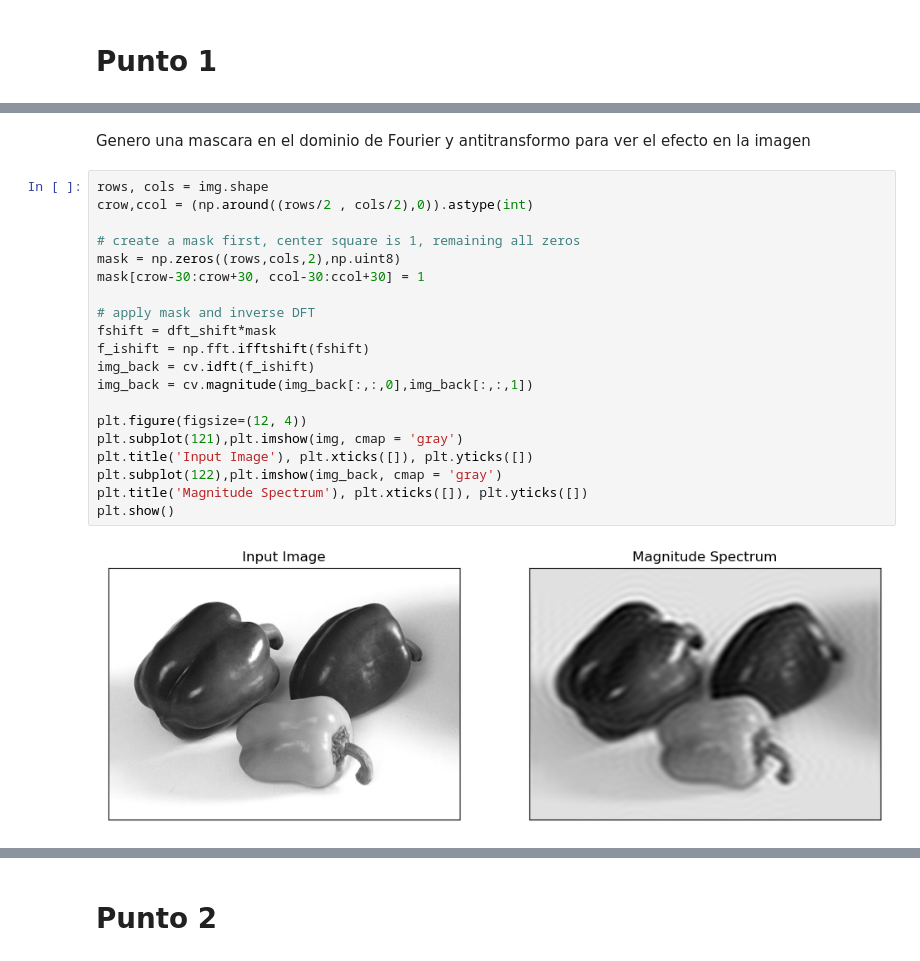
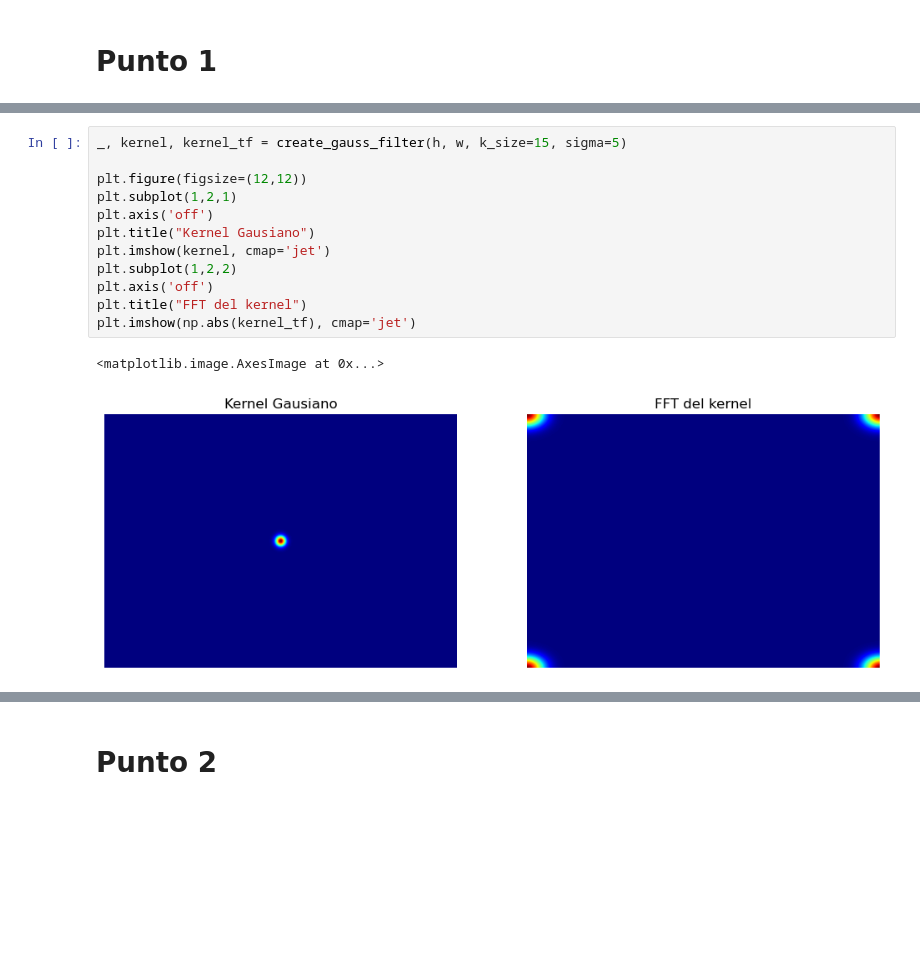
Before and after one commit to Tincho1902/VisionComputadora_I, a Jupyter notebook: TP2/TP2.ipynb, the cells around one changed output, grey strips where cells are left out. Cells and saved outputs as stored; diff of their text form; blank space fills up the shorter version.

Commit message:
Correccion
Se toma como base el código 3.Fourier que no había visto

```diff
--- a/TP2/TP2.ipynb
+++ b/TP2/TP2.ipynb
@@ -75,24 +85,15 @@ plt.show()
-# %% [markdown]
-Genero una mascara en el dominio de Fourier y antitransformo para ver el efecto en la imagen
-# %%
-rows, cols = img.shape
-crow,ccol = (np.around((rows/2 , cols/2),0)).astype(int)
-
-# create a mask first, center square is 1, remaining all zeros
-mask = np.zeros((rows,cols,2),np.uint8)
-mask[crow-30:crow+30, ccol-30:ccol+30] = 1
-
-# apply mask and inverse DFT
-fshift = dft_shift*mask
-f_ishift = np.fft.ifftshift(fshift)
-img_back = cv.idft(f_ishift)
-img_back = cv.magnitude(img_back[:,:,0],img_back[:,:,1])
-
-plt.figure(figsize=(12, 4))
-plt.subplot(121),plt.imshow(img, cmap = 'gray')
-plt.title('Input Image'), plt.xticks([]), plt.yticks([])
-plt.subplot(122),plt.imshow(img_back, cmap = 'gray')
-plt.title('Magnitude Spectrum'), plt.xticks([]), plt.yticks([])
-plt.show()
-# %% [output]
-[figure, removed]
+# %%
+_, kernel, kernel_tf = create_gauss_filter(h, w, k_size=15, sigma=5)
+
+plt.figure(figsize=(12,12))
+plt.subplot(1,2,1)
+plt.axis('off')
+plt.title("Kernel Gausiano")
+plt.imshow(kernel, cmap='jet')
+plt.subplot(1,2,2)
+plt.axis('off')
+plt.title("FFT del kernel")
+plt.imshow(np.abs(kernel_tf), cmap='jet')
+# %% [output]
+<matplotlib.image.AxesImage at 0x...>
+[figure, added]
```
Also changed, not shown: parts of 11 cells of this notebook.
